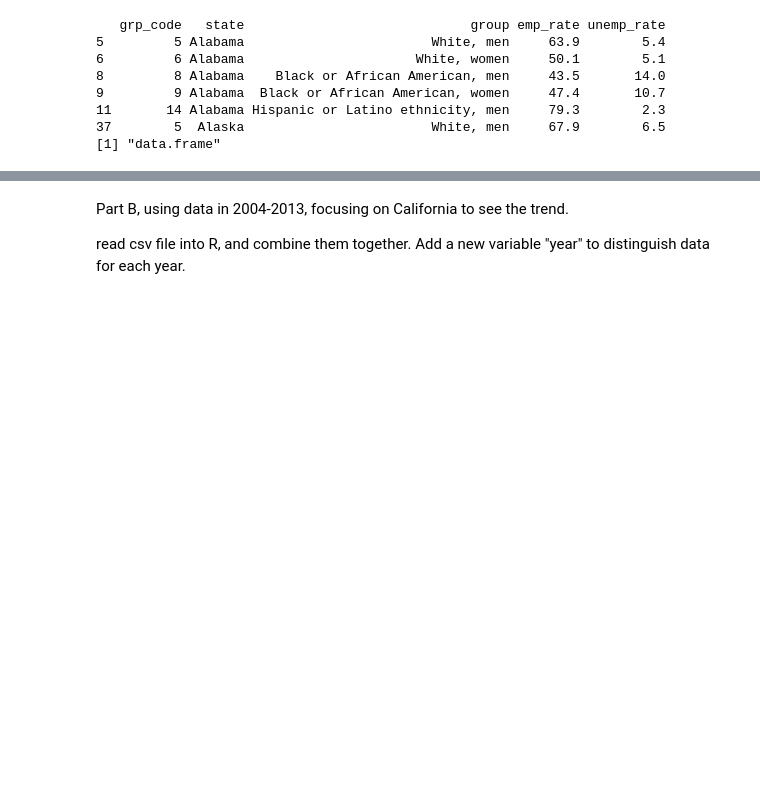
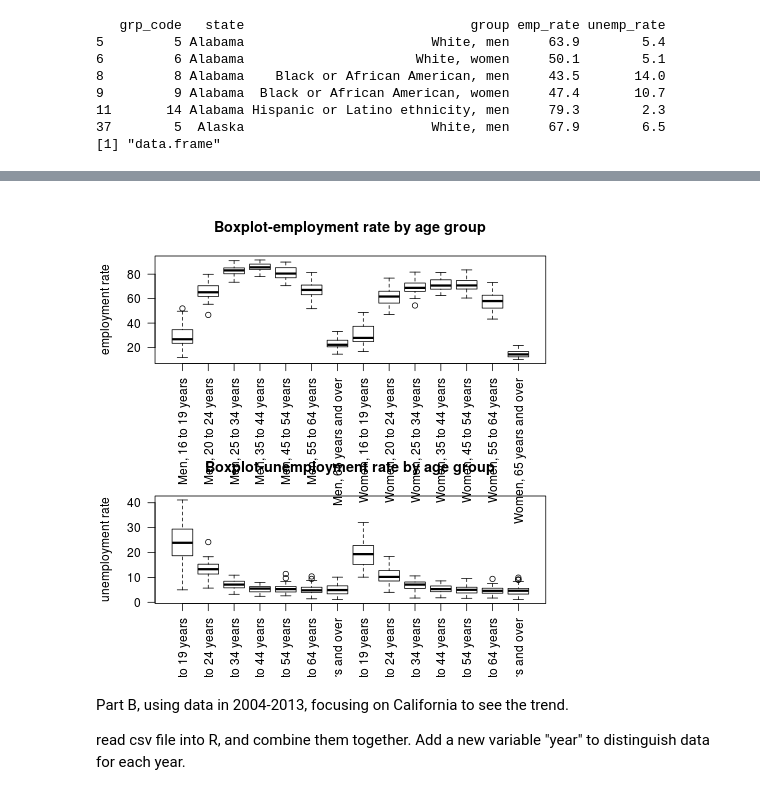
Before and after one commit to yuhanw/Team_Four.0, a Jupyter notebook: notebooks/NB2_data_cleaning.ipynb, the cells around one changed output, grey strips where cells are left out. Cells and saved outputs as stored; diff of their text form; code cells hidden in the pictures; blank space fills up the shorter version.

```diff
--- a/notebooks/NB2_data_cleaning.ipynb
+++ b/notebooks/NB2_data_cleaning.ipynb
@@ -77,7 +90,7 @@ Since we have 3 different questions to answer: general gender discrimination, ge
 # %%
 %%R
 A13gen=subset(A13, grp_code==2 | grp_code==3) #general
-A13age=subset(A13, grp_code>=25 & grp_code<=39) #age
+A13age=subset(A13, grp_code>=26 & grp_code<=39) #age
 A13race=subset(A13,grp_code==5|grp_code==6|grp_code==8|grp_code==9|grp_code==11|grp_code==12|grp_code==14|grp_code==15) #race
 print(head(A13race))
 print(class(A13age))
@@ -93,3 +170,10 @@ print(class(A13age))
+# %%
+%%R
+par(mfrow=c(2,1))
+boxplot(A13age$emp_rate~A13age$group, las=2, ylab="employment rate", main="Boxplot-employment rate by age group")
+boxplot(A13age$unemp_rate~A13age$group, las=2, ylab="unemployment rate", main="Boxplot-unemployment rate by age group")
+# %% [output]
+[figure, added]
 # %% [markdown]
 Part B, using data in 2004-2013, focusing on California to see the trend.
 
```
Also changed, not shown: parts of 11 cells of this notebook.
